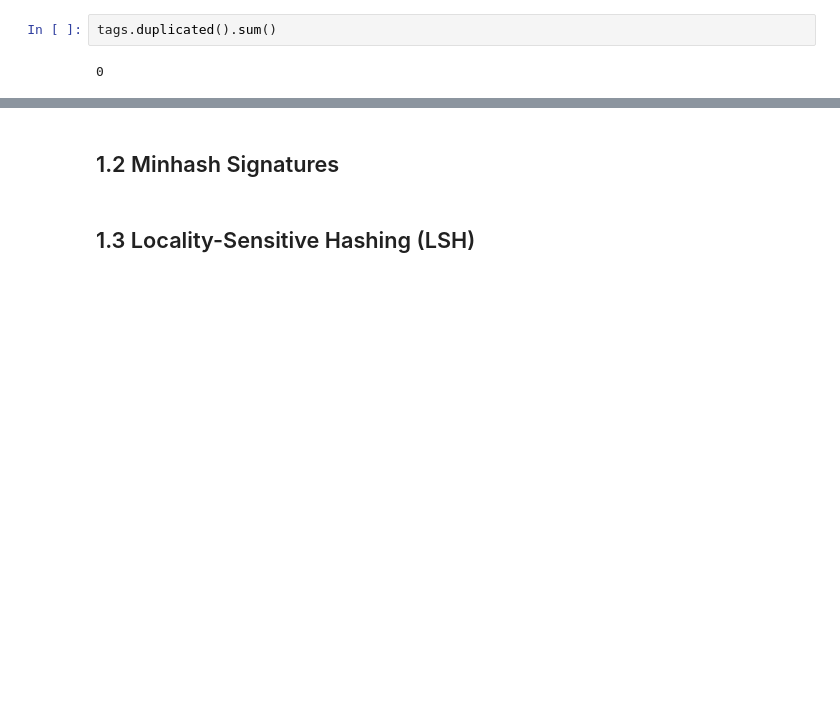
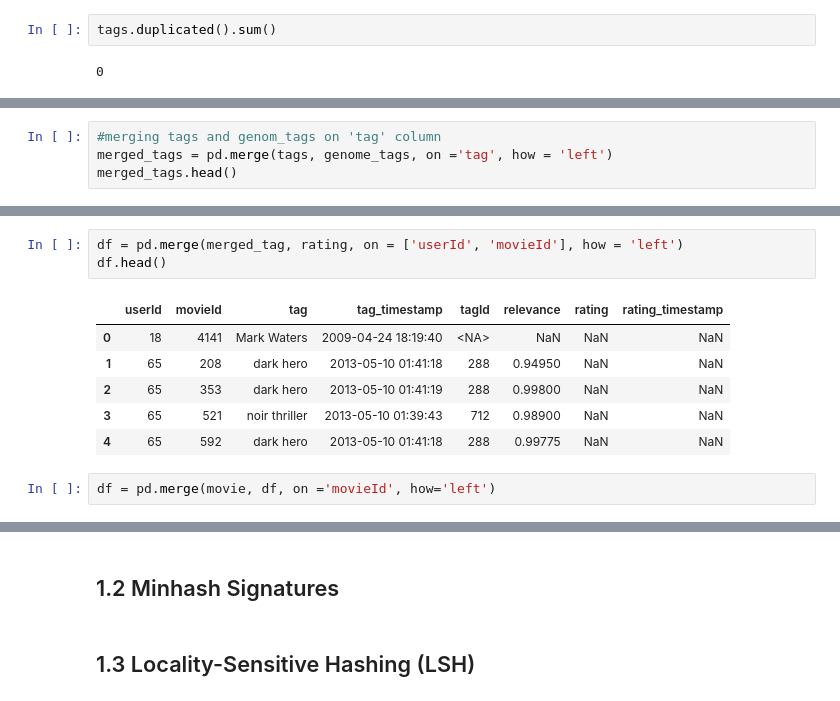
Before and after one commit to delgiudice1967219/ADM_HW4, a Jupyter notebook: main.ipynb, the cells around one changed output, grey strips where cells are left out. Cells and saved outputs as stored; diff of their text form; blank space fills up the shorter version.

```diff
--- a/main.ipynb
+++ b/main.ipynb
@@ -250,0 +214,4 @@ tags.head()
+# %%
+#merging tags and genom_tags on 'tag' column
+merged_tags = pd.merge(tags, genome_tags, on ='tag', how = 'left')
+merged_tags.head()
@@ -250,0 +250,12 @@ tags.head()
+# %%
+df = pd.merge(merged_tag, rating, on = ['userId', 'movieId'], how = 'left')
+df.head()
+# %% [output]
+|  | userId | movieId | tag | tag_timestamp | tagId | relevance | rating | rating_timestamp |
+| 0 | 18 | 4141 | Mark Waters | 2009-04-24 18:19:40 | <NA> | NaN | NaN | NaN |
+| 1 | 65 | 208 | dark hero | 2013-05-10 01:41:18 | 288 | 0.94950 | NaN | NaN |
+| 2 | 65 | 353 | dark hero | 2013-05-10 01:41:19 | 288 | 0.99800 | NaN | NaN |
+| 3 | 65 | 521 | noir thriller | 2013-05-10 01:39:43 | 712 | 0.98900 | NaN | NaN |
+| 4 | 65 | 592 | dark hero | 2013-05-10 01:41:18 | 288 | 0.99775 | NaN | NaN |
+# %%
+df = pd.merge(movie, df, on ='movieId', how='left')
```
Also changed, not shown: parts of 14 cells of this notebook.
